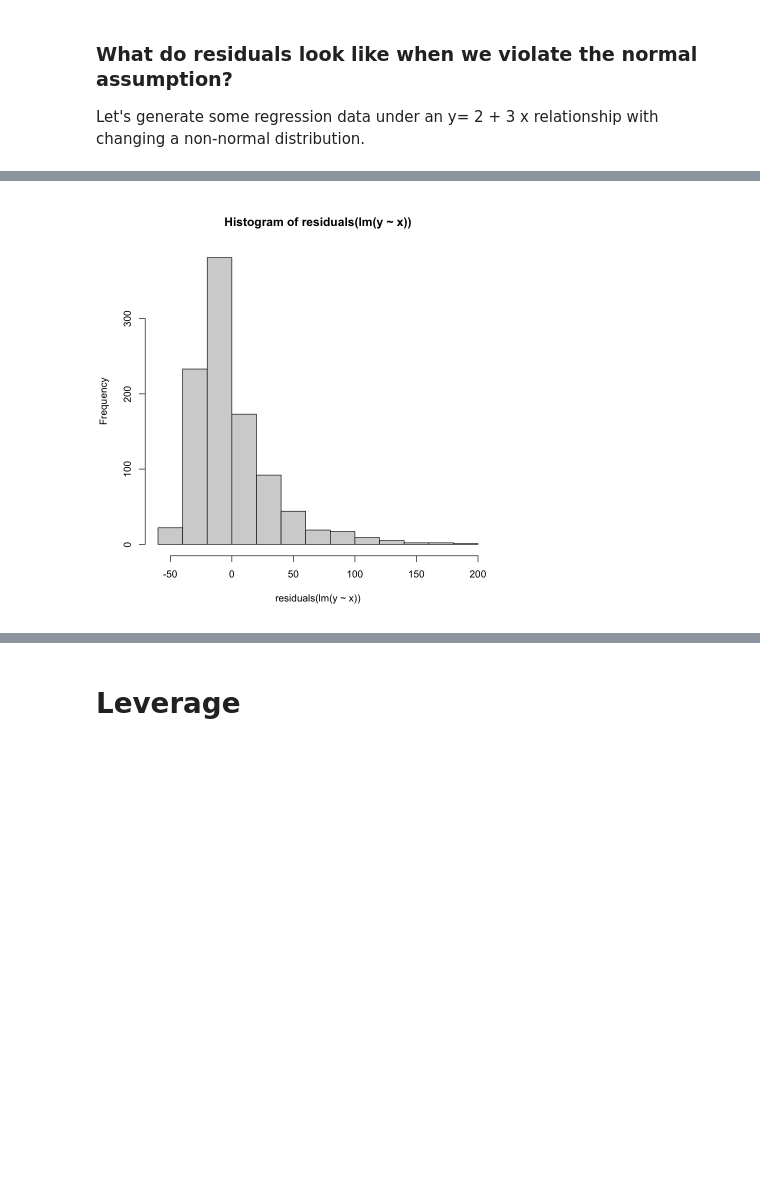
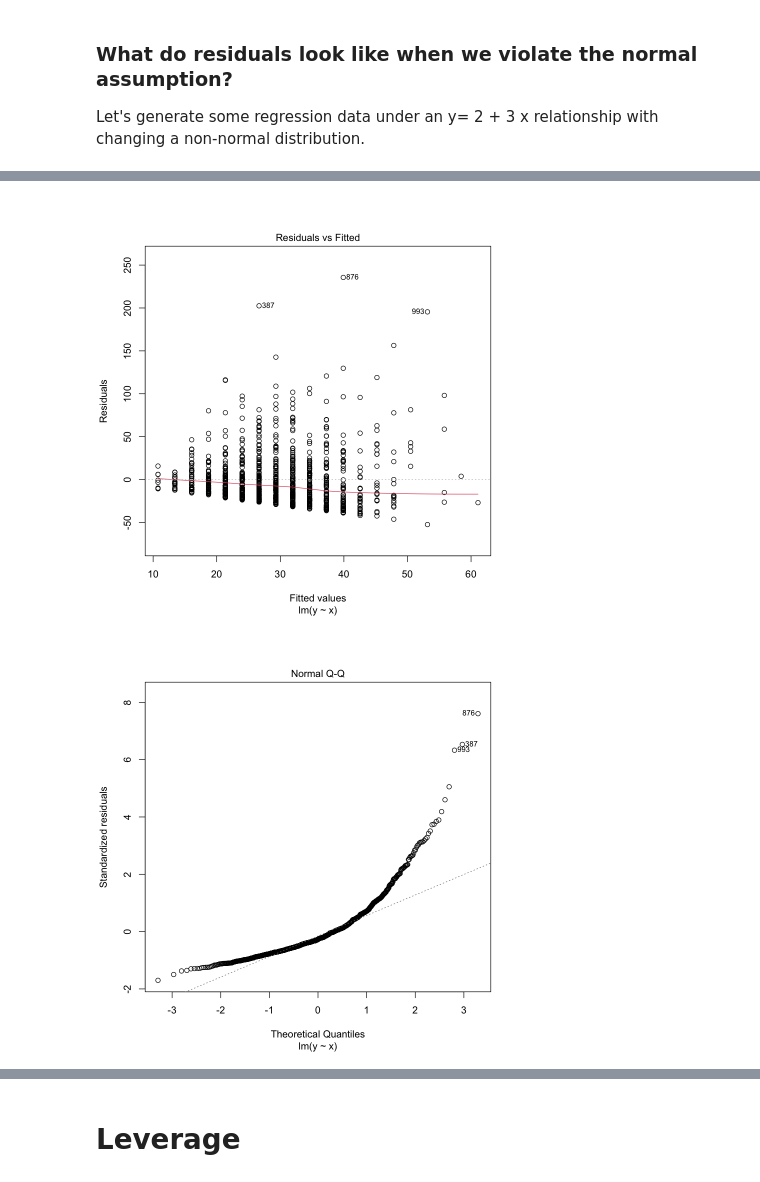
Before and after one commit to computationalUncertaintyLab/2021F_AlgLabII, a Jupyter notebook: lab08/Lab08.ipynb, the cells around one changed output, grey strips where cells are left out. Cells and saved outputs as stored; diff of their text form; code cells hidden in the pictures; blank space fills up the shorter version.

```diff
--- a/lab08/Lab08.ipynb
+++ b/lab08/Lab08.ipynb
@@ -71,7 +121,7 @@ y <- rep(0,1000)
 x <- sort(rpois(1000,10))
 
 for (i in 2:1000){
-    y[i] <- rnorm(1,2 + .75*y[i-1] + 2*x[i],1)
+    y[i] <- rnorm(1,2 + 3*x[i] ,1)
 }
 
 plot(x,y)
@@ -104,4 +157,7 @@ plot(x,y)
 # %%
-hist(residuals(lm(y~x)))
+
+fit <- lm(y~x)
+plot(fit)
 # %% [output]
-[figure, old version]
+[figure, new version]
+[figure, added]
```
Also changed, not shown: parts of 14 cells of this notebook, 4 other files.
